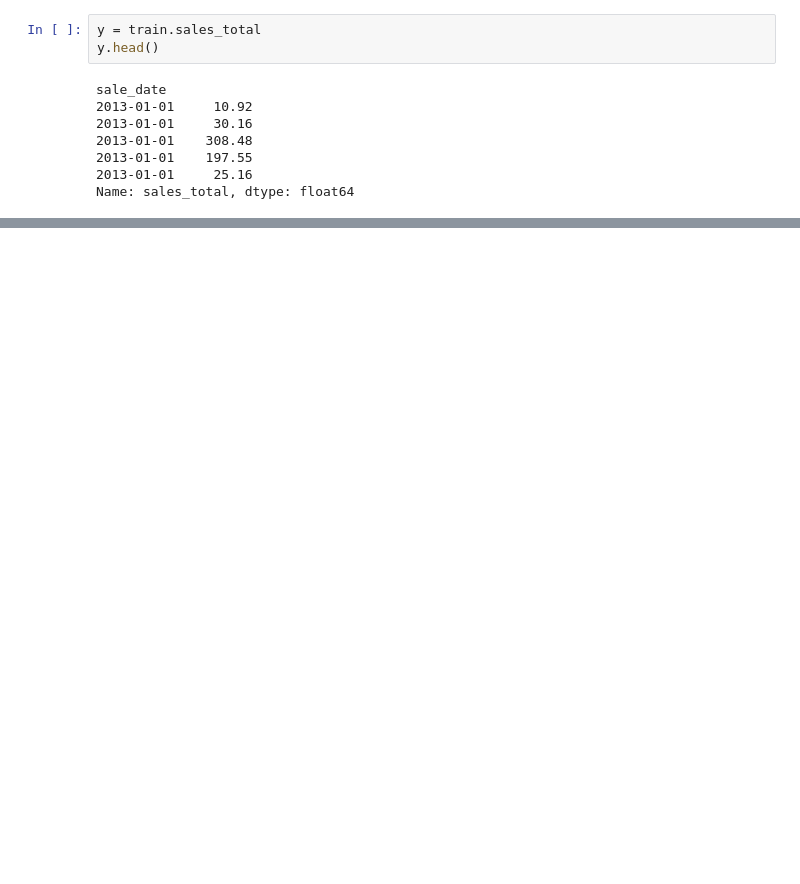
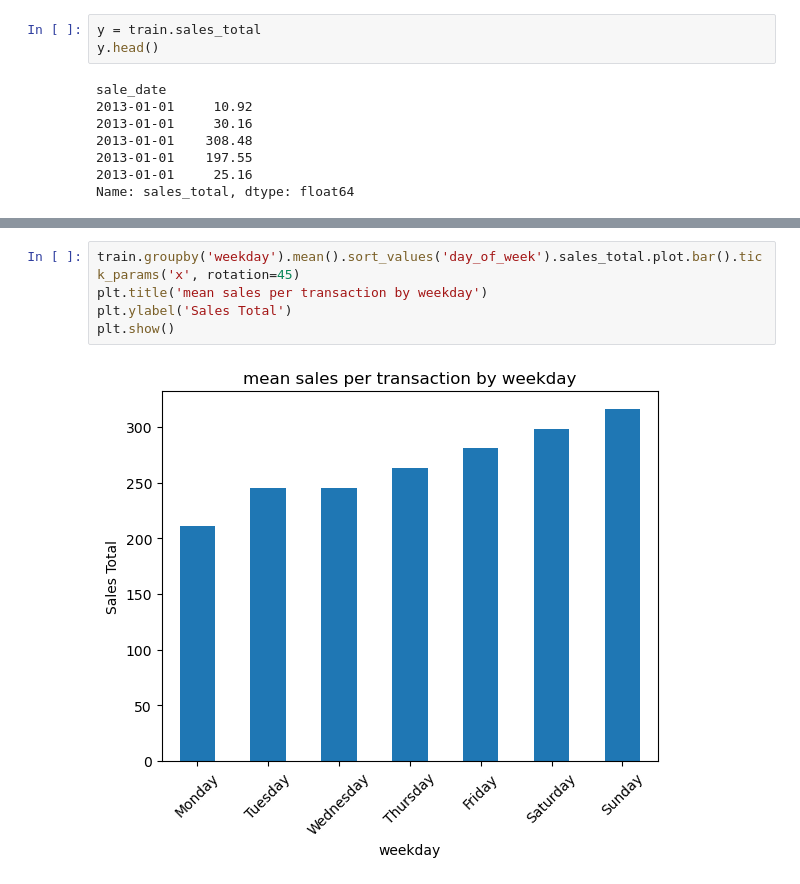
Before and after one commit to manuel-salazar1/time-series-exercises, a Jupyter notebook: explore.ipynb, the cells around one changed output, grey strips where cells are left out. Cells and saved outputs as stored; diff of their text form; blank space fills up the shorter version.

```diff
--- a/explore.ipynb
+++ b/explore.ipynb
@@ -92,0 +105,7 @@ plt.show()
+# %%
+train.groupby('weekday').mean().sort_values('day_of_week').sales_total.plot.bar().tick_params('x', rotation=45)
+plt.title('mean sales per transaction by weekday')
+plt.ylabel('Sales Total')
+plt.show()
+# %% [output]
+[figure, added]
```
Also changed, not shown: parts of 37 cells of this notebook.
